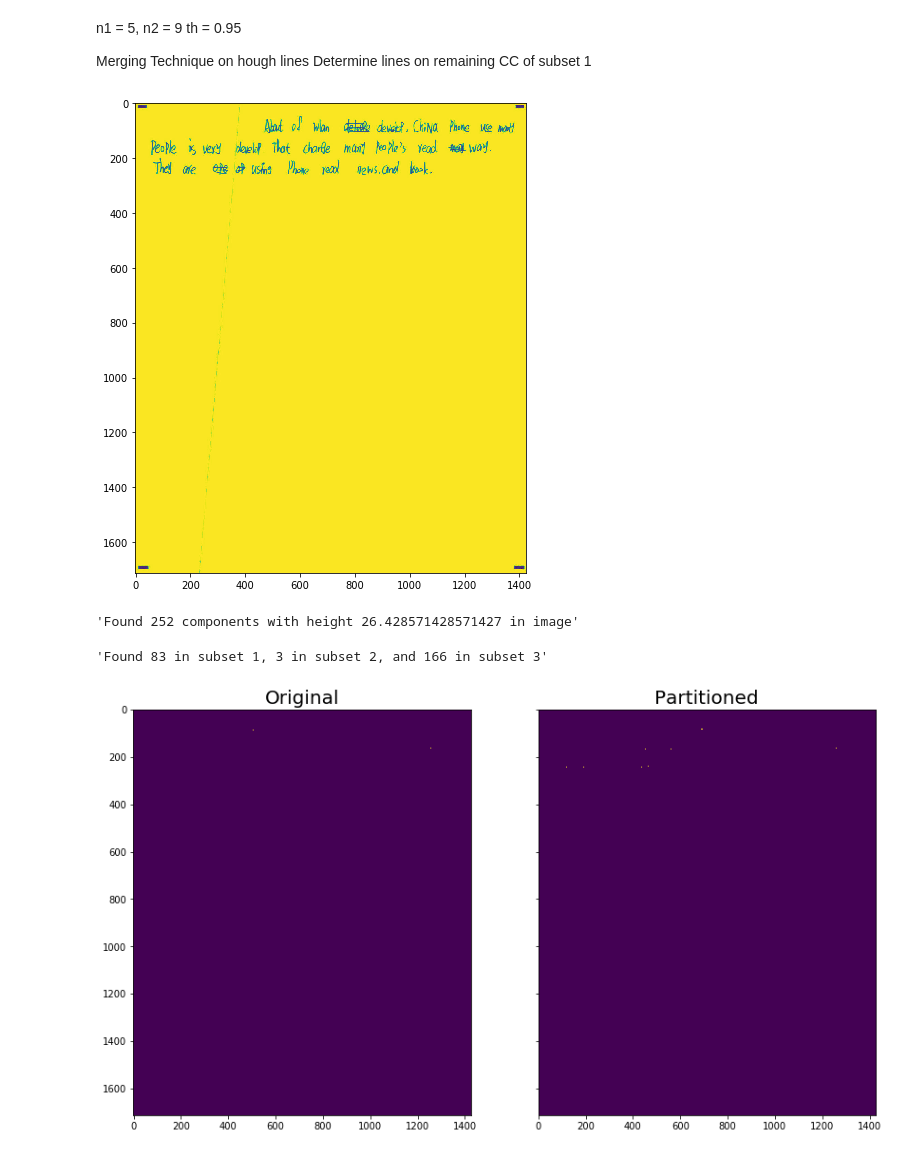
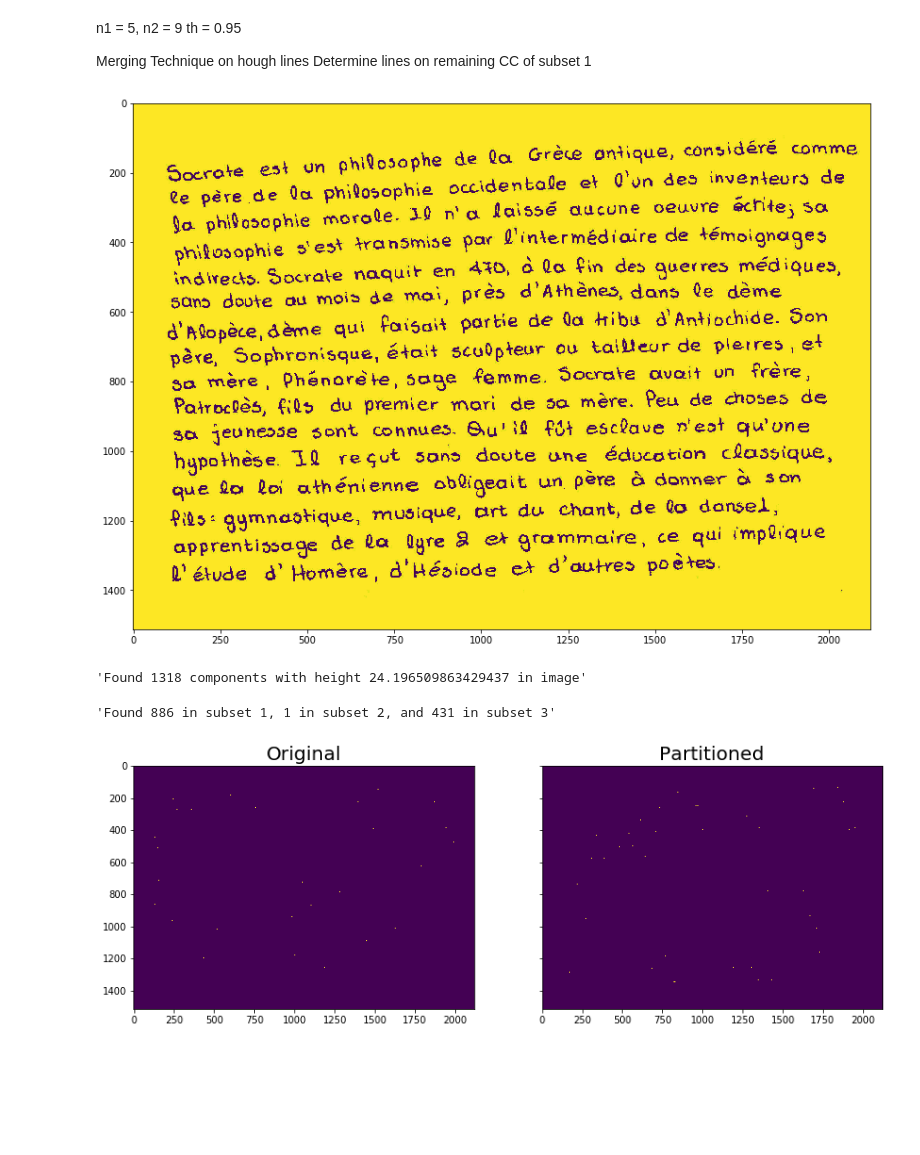
Before and after one commit to lcukerd/Louloudis, a Jupyter notebook: Implementation.ipynb, the cells around one changed output. Cells and saved outputs as stored; diff of their text form; code cells hidden in the pictures; blank space fills up the shorter version.

```diff
--- a/Implementation.ipynb
+++ b/Implementation.ipynb
@@ -16,12 +16,12 @@ from GeometryProcessing import *
 from ImageProcessing import *
 from globalVar import *
 # %%
-rcParams['figure.figsize'] = 7, 14
+rcParams['figure.figsize'] = 14, 28
 # %%
-image = loadImage('../Dataset/600000080.jpg')
+image = loadImage('../icdar/103.jpg')
 plt.imshow(image);
 # %% [output]
-[figure, old version]
+[figure, new version]
 # %%
 # Find components and calc avg height of components, assume it equal to avg character width.
 # Divide components into 3 subsets based on simple conditions
@@ -29,8 +29,8 @@ plt.imshow(image);
 (labels, avg_height, centroids, stats) = findComponents(image)
 ((centroids1, stats1), (centroids2, stats2), (centroids3, stats3)) = divide(centroids, stats, avg_height);
 # %% [output]
-'Found 252 components with height 26.428571428571427 in image'
+'Found 1318 components with height 24.196509863429437 in image'
-'Found 83 in subset 1, 3 in subset 2, and 166 in subset 3'
+'Found 886 in subset 1, 1 in subset 2, and 431 in subset 3'
 # %%
 # Divide subset1 components into blocks of width aw and find their centroid.
 
@@ -45,7 +45,7 @@ ax[0].set_title('Original', fontsize=20);
 ax[1].imshow(showCentroids(image, centroidP));
 ax[1].set_title('Partitioned', fontsize=20);
 # %% [output]
-[figure, old version]
+[figure, new version]
 # %%
 # Perform Hough transform on this with given parameters.
 lines = [];
```
Also changed, not shown: parts of 7 cells of this notebook, 5 other files.
